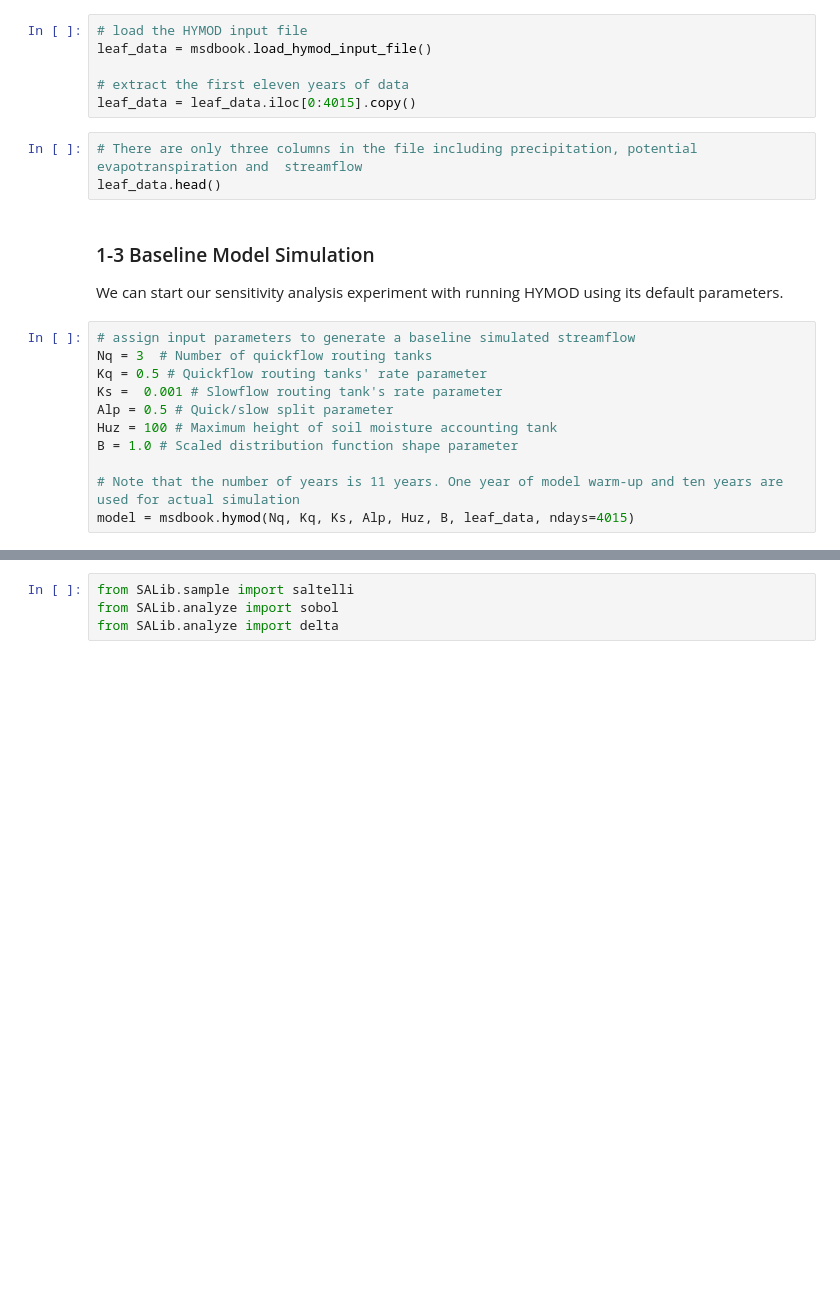
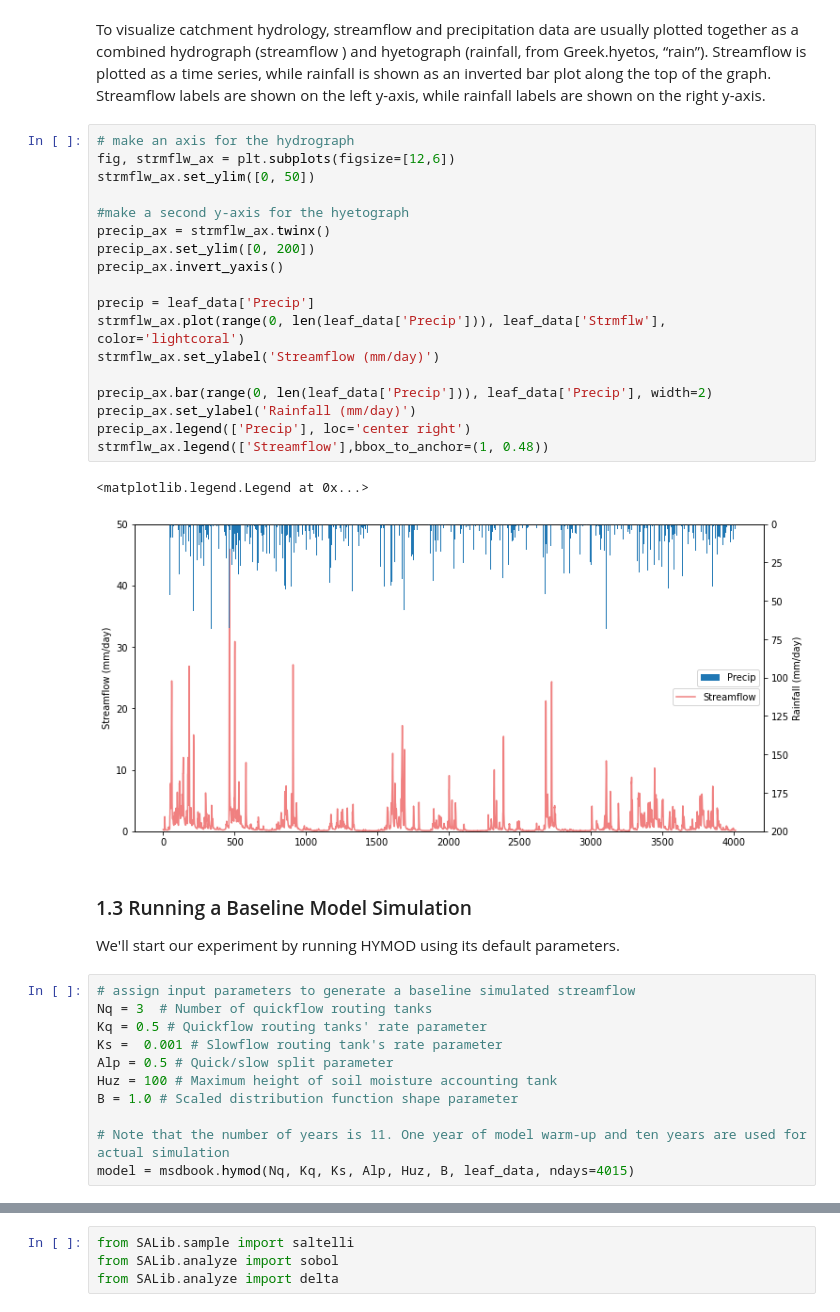
Before and after one commit to IMMM-SFA/msd_uncertainty_ebook, a Jupyter notebook: notebooks/hymod.ipynb, the cells around one changed output, grey strips where cells are left out. Cells and saved outputs as stored; diff of their text form; blank space fills up the shorter version.

Commit message:
Updating HYMOD example

```diff
--- a/notebooks/hymod.ipynb
+++ b/notebooks/hymod.ipynb
@@ -75,16 +117,31 @@ msdbook.install_package_data()
-# %%
-# load the HYMOD input file
-leaf_data = msdbook.load_hymod_input_file()
-
-# extract the first eleven years of data
-leaf_data = leaf_data.iloc[0:4015].copy()
-# %%
-# There are only three columns in the file including precipitation, potential evapotranspiration and  streamflow
-leaf_data.head()
+# %% [markdown]
+To visualize catchment hydrology, streamflow and precipitation data are usually plotted together as a combined hydrograph (streamflow ) and hyetograph (rainfall, from Greek.hyetos, “rain”). Streamflow is plotted as a time series, while rainfall is shown as an inverted bar plot along the top of the graph. Streamflow labels are shown on the left y-axis, while rainfall labels are shown on the right y-axis.
+# %%
+# make an axis for the hydrograph
+fig, strmflw_ax = plt.subplots(figsize=[12,6])
+strmflw_ax.set_ylim([0, 50])
+
+#make a second y-axis for the hyetograph
+precip_ax = strmflw_ax.twinx()
+precip_ax.set_ylim([0, 200])
+precip_ax.invert_yaxis()
+
+precip = leaf_data['Precip']
+strmflw_ax.plot(range(0, len(leaf_data['Precip'])), leaf_data['Strmflw'], color='lightcoral')
+strmflw_ax.set_ylabel('Streamflow (mm/day)')
+
+precip_ax.bar(range(0, len(leaf_data['Precip'])), leaf_data['Precip'], width=2)
+precip_ax.set_ylabel('Rainfall (mm/day)')
+precip_ax.legend(['Precip'], loc='center right')
+strmflw_ax.legend(['Streamflow'],bbox_to_anchor=(1, 0.48))
+# %% [output]
+<matplotlib.legend.Legend at 0x...>
+[figure, added]
 # %% [markdown]
-### 1-3 Baseline Model Simulation
+<a id='baseline'></a>
+### 1.3 Running a Baseline Model Simulation
 
-We can start our sensitivity analysis experiment with running HYMOD using its default parameters.
+We'll start our experiment by running HYMOD using its default parameters.
 # %%
 # assign input parameters to generate a baseline simulated streamflow
 Nq = 3  # Number of quickflow routing tanks
@@ -94,6 +151,6 @@ Alp = 0.5 # Quick/slow split parameter
 Huz = 100 # Maximum height of soil moisture accounting tank
 B = 1.0 # Scaled distribution function shape parameter
 
-# Note that the number of years is 11 years. One year of model warm-up and ten years are used for actual simulation
+# Note that the number of years is 11. One year of model warm-up and ten years are used for actual simulation
 model = msdbook.hymod(Nq, Kq, Ks, Alp, Huz, B, leaf_data, ndays=4015)
 # %% [markdown]
```
Also changed, not shown: parts of 107 cells of this notebook.
